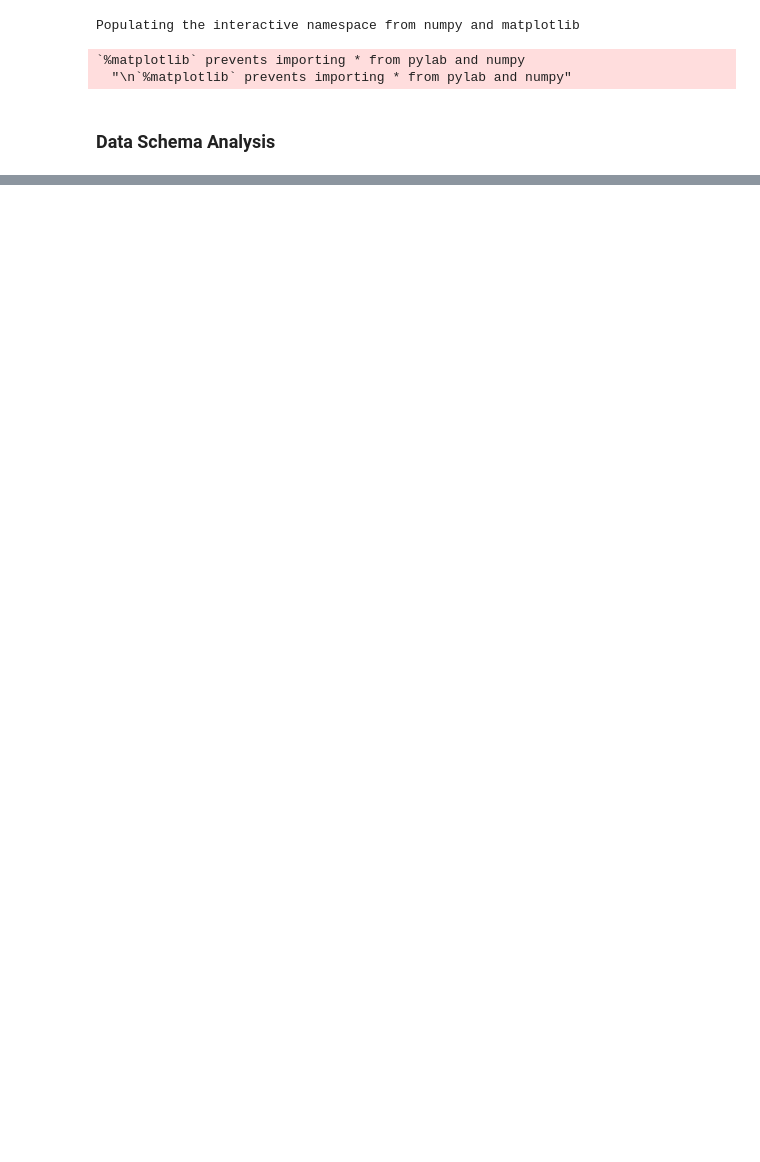
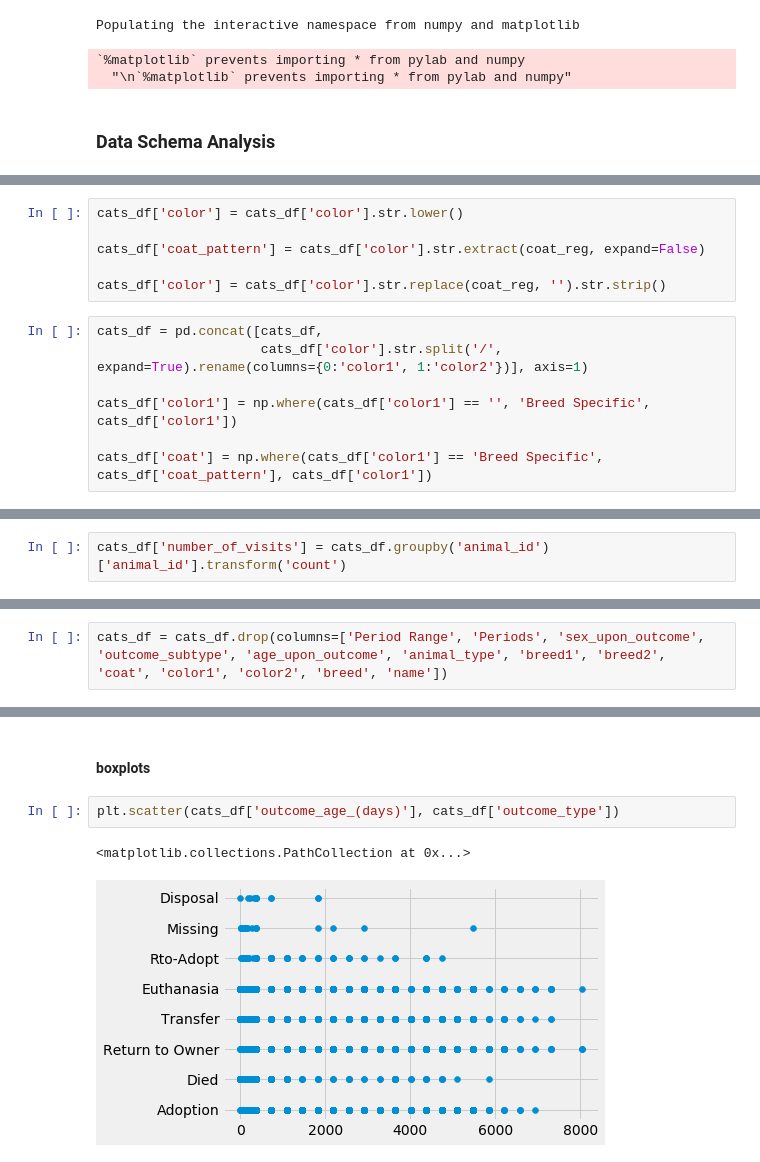
Before and after one commit to albertsaave/scs_3251_project, a Jupyter notebook: hugh-acc-shelter-cats.ipynb, the cells around one changed output, grey strips where cells are left out. Drawn from its saved outputs; the diff is of its cells as text; blank space fills up the shorter version.

```diff
--- a/hugh-acc-shelter-cats.ipynb
+++ b/hugh-acc-shelter-cats.ipynb
@@ -537,0 +177,13 @@ LinAlgError: Singular matrix
+# %%
+cats_df['color'] = cats_df['color'].str.lower()
+
+cats_df['coat_pattern'] = cats_df['color'].str.extract(coat_reg, expand=False)
+
+cats_df['color'] = cats_df['color'].str.replace(coat_reg, '').str.strip()
+# %%
+cats_df = pd.concat([cats_df,
+                     cats_df['color'].str.split('/', expand=True).rename(columns={0:'color1', 1:'color2'})], axis=1)
+
+cats_df['color1'] = np.where(cats_df['color1'] == '', 'Breed Specific', cats_df['color1'])
+
+cats_df['coat'] = np.where(cats_df['color1'] == 'Breed Specific', cats_df['coat_pattern'], cats_df['color1'])
@@ -537,0 +210,2 @@ LinAlgError: Singular matrix
+# %%
+cats_df['number_of_visits'] = cats_df.groupby('animal_id')['animal_id'].transform('count')
@@ -537,0 +222,2 @@ LinAlgError: Singular matrix
+# %%
+cats_df = cats_df.drop(columns=['Period Range', 'Periods', 'sex_upon_outcome', 'outcome_subtype', 'age_upon_outcome', 'animal_type', 'breed1', 'breed2', 'coat', 'color1', 'color2', 'breed', 'name'])
@@ -537,0 +295,7 @@ LinAlgError: Singular matrix
+# %% [markdown]
+#### boxplots
+# %%
+plt.scatter(cats_df['outcome_age_(days)'], cats_df['outcome_type'])
+# %% [output]
+<matplotlib.collections.PathCollection at 0x...>
+[figure, added]
```
Also changed, not shown: parts of 114 cells of this notebook.
